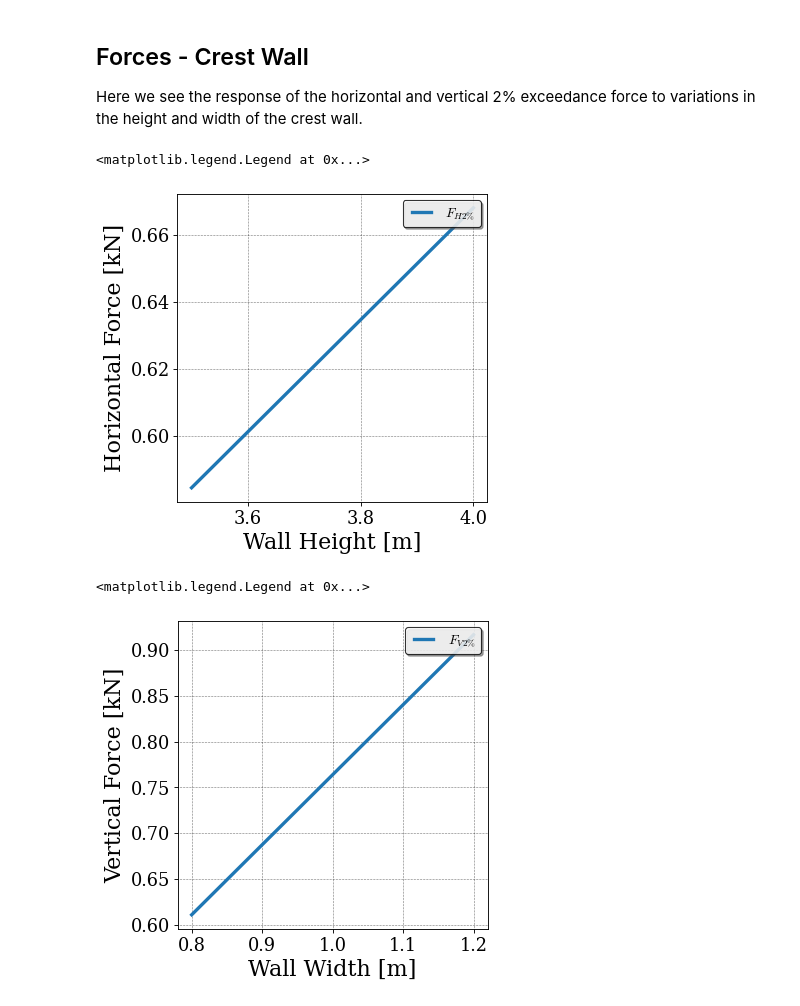
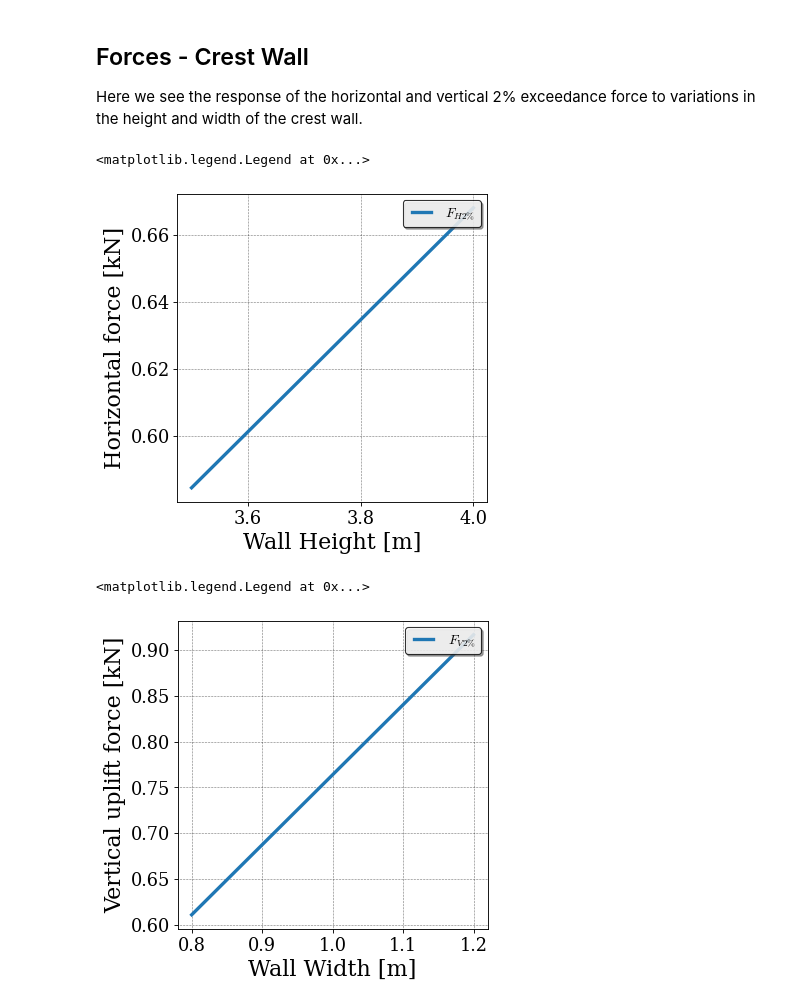
Before and after one commit to Deltares-research/coastal-structures-toolbox, a Jupyter notebook: docs/source/examples.ipynb, the cells around one changed output. Saved outputs shown, nothing was run; the diff lists cells and outputs as text; code cells hidden in the pictures.

```diff
--- a/docs/source/examples.ipynb
+++ b/docs/source/examples.ipynb
@@ -427,18 +427,18 @@ FV2p = vangentvanderwerf2019.calculate_FV2p_oblique(
 # %%
 plt.plot(Hwall_var, FH2p*1e-3, label="$F_{H2\\%}$")
 plt.xlabel("Wall Height [m]")
-plt.ylabel("Horizontal Force [kN]")
+plt.ylabel("Horizontal force [kN]")
 plt.grid(visible=True, which="both")
 plt.legend()
 # %% [output]
 <matplotlib.legend.Legend at 0x...>
-[figure, old version]
+[figure, new version]
 # %%
 plt.plot(Bwall_var, FV2p * 1e-3, label="$F_{V2\\%}$")
 plt.xlabel("Wall Width [m]")
-plt.ylabel("Vertical Force [kN]")
+plt.ylabel("Vertical uplift force [kN]")
 plt.grid(visible=True, which="both")
 plt.legend()
 # %% [output]
 <matplotlib.legend.Legend at 0x...>
-[figure, old version]
+[figure, new version]
```
